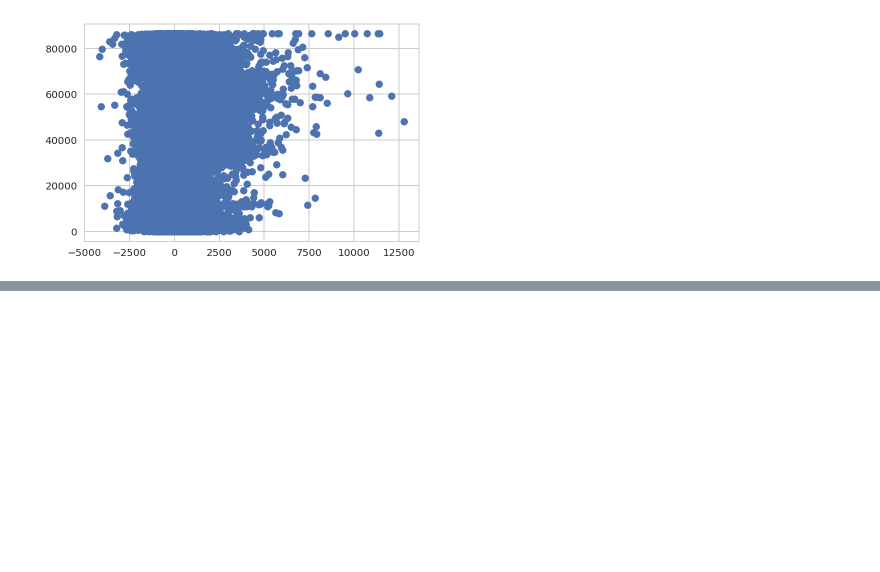
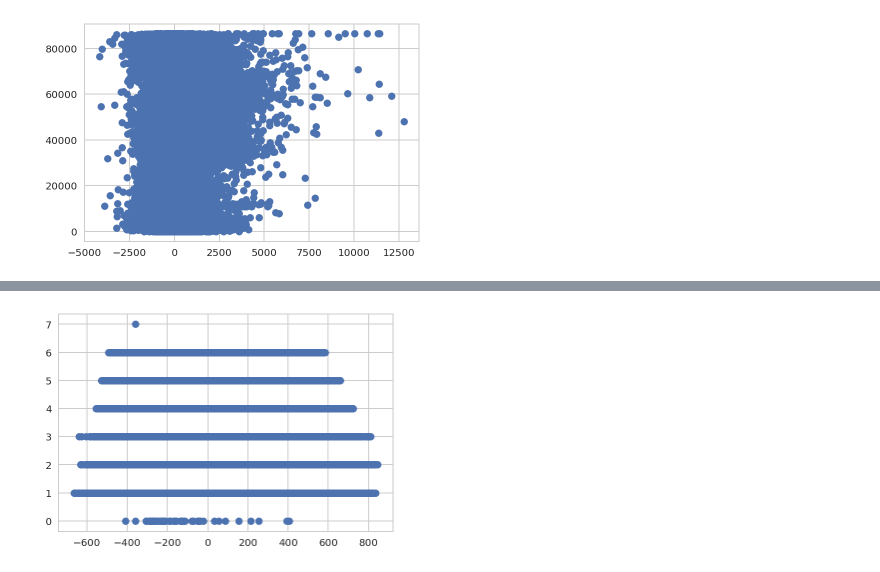
Before and after one commit to Moons08/dss-project-taxi, a Jupyter notebook: Mk/residual-feature.ipynb, the cells around one changed output, grey strips where cells are left out. Cells and saved outputs as stored; diff of their text form; code cells hidden in the pictures; blank space fills up the shorter version.

```diff
--- a/Mk/residual-feature.ipynb
+++ b/Mk/residual-feature.ipynb
@@ -121,0 +212,5 @@ plt.show()
+# %%
+plt.scatter(result.resid, test['passenger_count'])
+plt.show()
+# %% [output]
+[figure, added]
```
Also changed, not shown: parts of 14 cells of this notebook.
